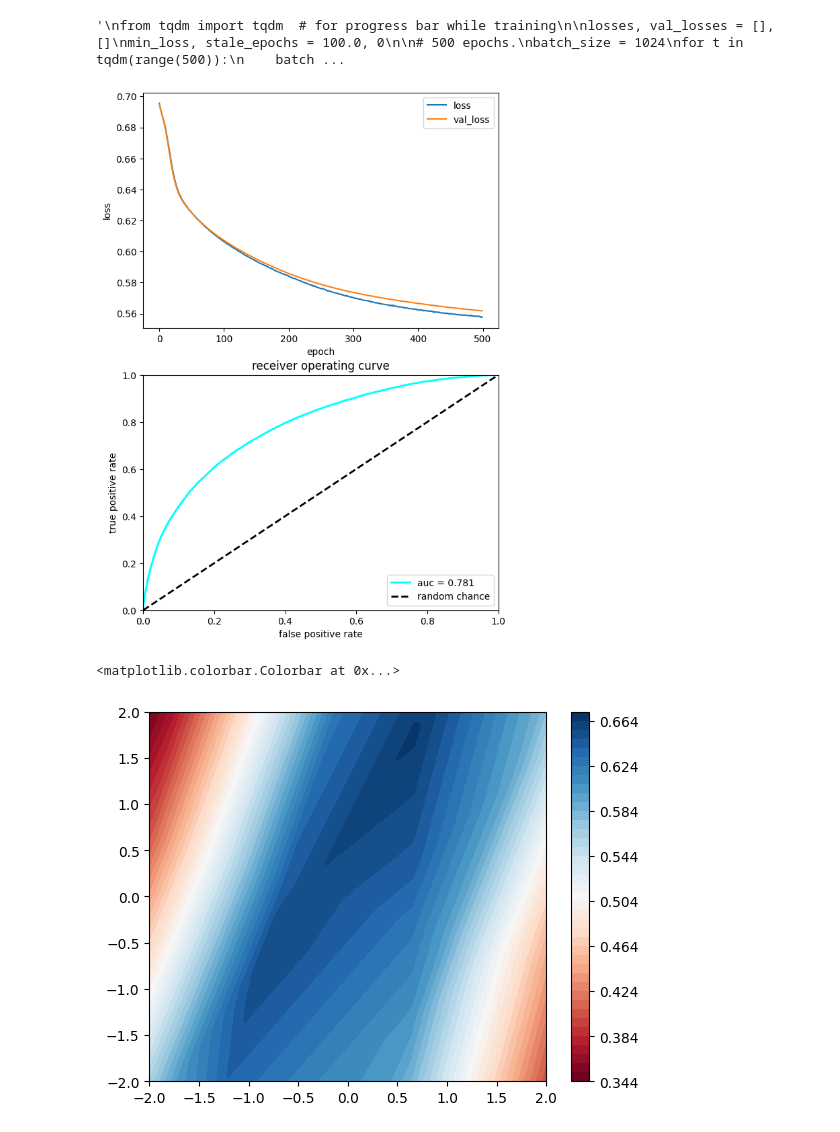
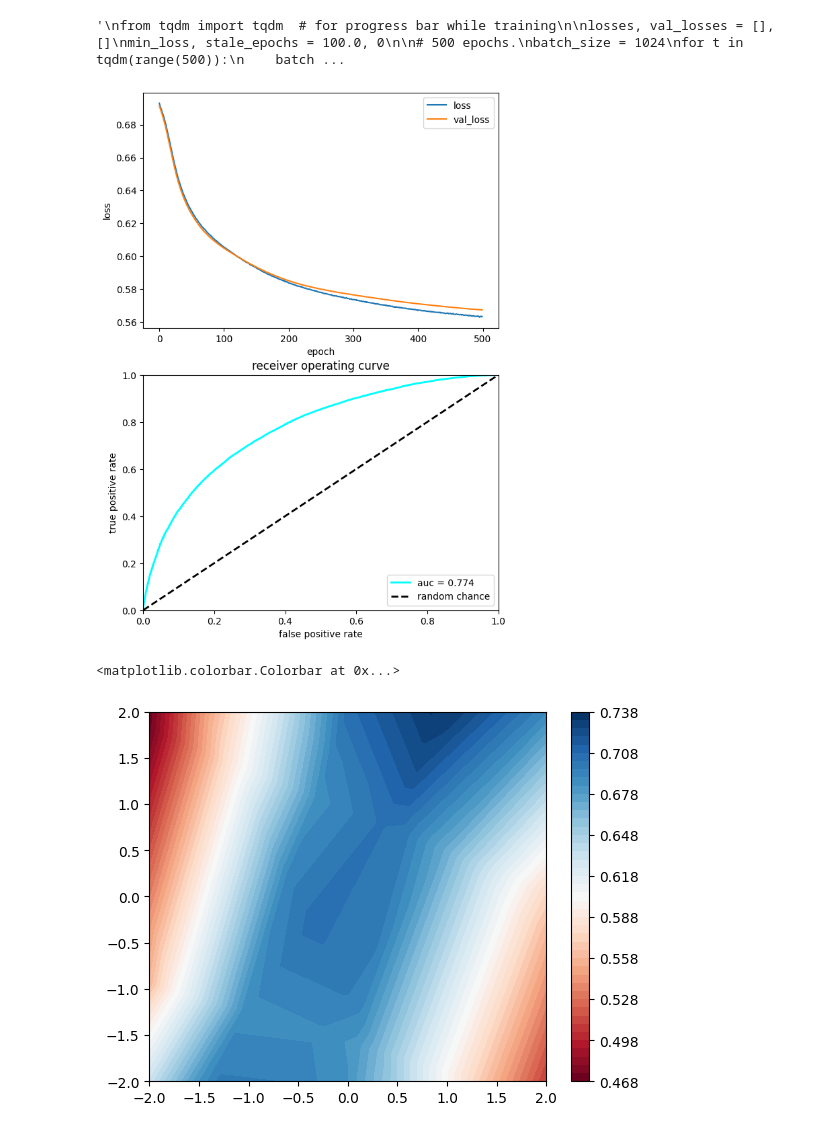
Before and after one commit to Neo-Julio/ml4HepNotebook, a Jupyter notebook: 7_ML_competitionGiulio.ipynb, the cells around one changed output. Drawn from its saved outputs; the diff is of its cells as text; code cells hidden in the pictures.

```diff
--- a/7_ML_competitionGiulio.ipynb
+++ b/7_ML_competitionGiulio.ipynb
@@ -261,7 +258,8 @@ for t in tqdm(range(500)):
 from tqdm import tqdm  # for progress bar while training
 # Tracking loss values
 losses, val_losses = [], []
-batch_size = 1024
+#batch_size = 1024
+batch_size = 512
 min_loss = float('inf')
 stale_epochs = 0
 #n_epochs = 500
@@ -321,34 +319,35 @@ import matplotlib.pyplot as plt
 %matplotlib inline
 
 with torch.no_grad():
     # plot loss vs epoch
     plt.figure(figsize=(15, 10))
     ax = plt.subplot(2, 2, 1)
     ax.plot(losses, label="loss")
     ax.plot(val_losses, label="val_loss")
     ax.legend(loc="upper right")
     ax.set_xlabel("epoch")
     ax.set_ylabel("loss")
 
     # Plot ROC
     X_test_in = torch.from_numpy(X_test).float()
     y_predict = model(X_test_in)
+    y_predict = y_predict.numpy().ravel()
     from sklearn.metrics import roc_curve, auc
 
     fpr, tpr, thresholds = roc_curve(y_test, y_predict)
     roc_auc = auc(fpr, tpr)
     ax = plt.subplot(2, 2, 3)
     ax.plot(fpr, tpr, lw=2, color="cyan", label="auc = %.3f" % (roc_auc))
     ax.plot([0, 1], [0, 1], linestyle="--", lw=2, color="k", label="random chance")
     ax.set_xlim([0, 1.0])
     ax.set_ylim([0, 1.0])
     ax.set_xlabel("false positive rate")
     ax.set_ylabel("true positive rate")
     ax.set_title("receiver operating curve")
     ax.legend(loc="lower right")
     plt.show()
 # %% [output]
-[figure, old version]
+[figure, new version]
 # %%
 # Assume model expects 28 features
 n_features = X_train.shape[1]
@@ -373,4 +372,4 @@ plt.contourf(myXI, myYI, myZI, levels=50, cmap='RdBu')
 plt.colorbar()
 # %% [output]
 <matplotlib.colorbar.Colorbar at 0x...>
-[figure, old version]
+[figure, new version]
```
Also changed, not shown: parts of 3 cells of this notebook.
